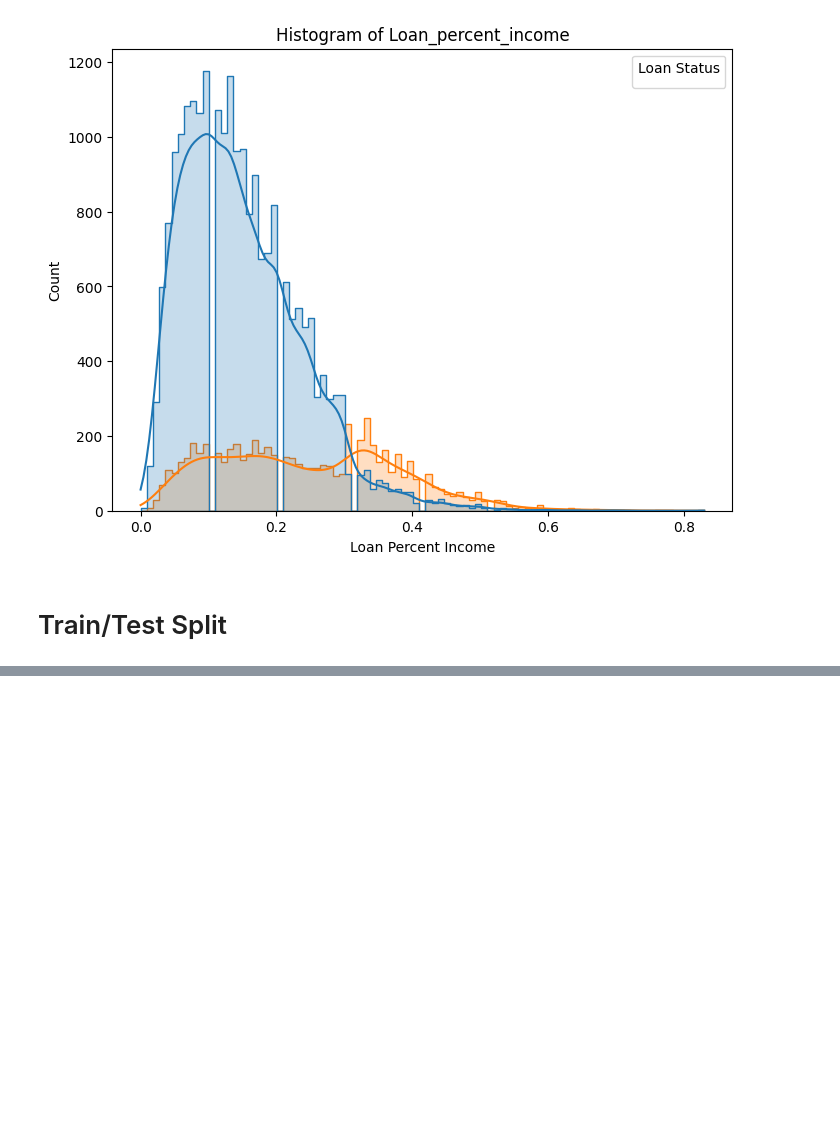
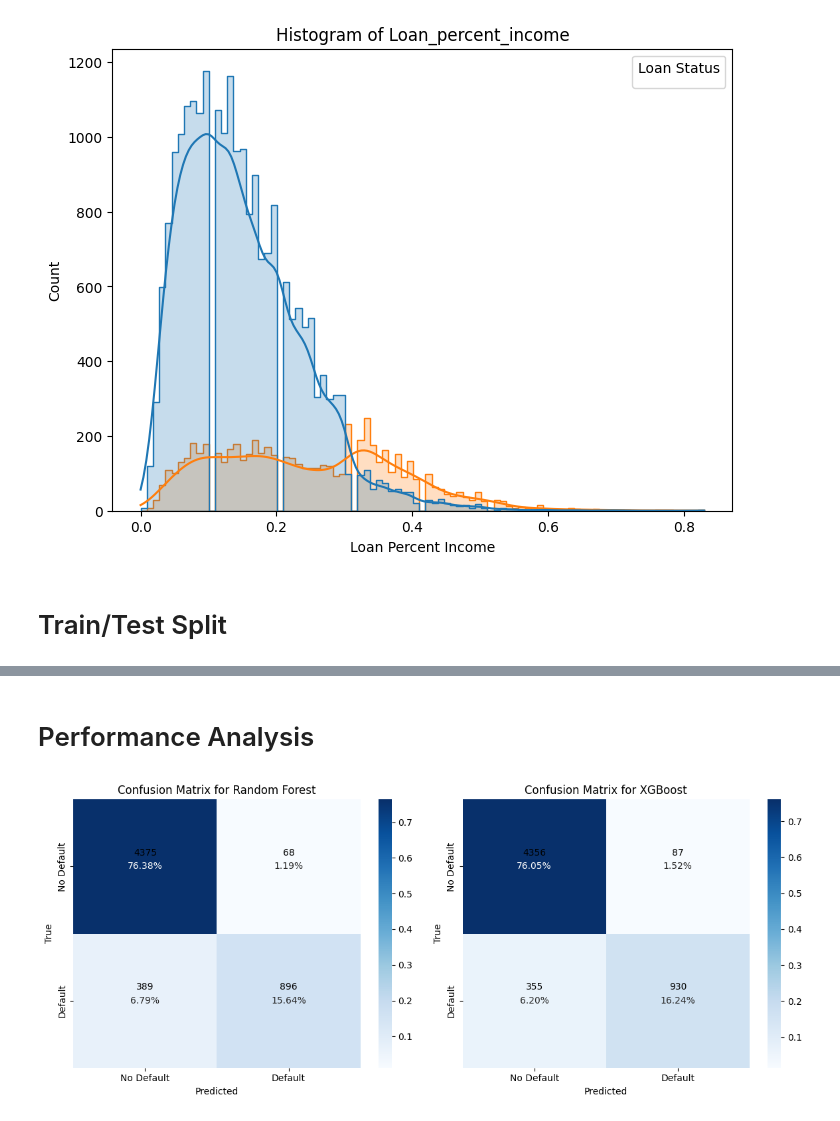
Before and after one commit to Johnshmdt/Credit-Risk-Model, a Jupyter notebook: risk_prediction-prescriptive_analytics.ipynb, the cells around one changed output, grey strips where cells are left out. Drawn from its saved outputs; the diff is of its cells as text; code cells hidden in the pictures; blank space fills up the shorter version.

```diff
--- a/risk_prediction-prescriptive_analytics.ipynb
+++ b/risk_prediction-prescriptive_analytics.ipynb
@@ -190,0 +370,37 @@ y_test shape: (5728,)
+# %%
+# 2) XG Boost
+xgboost_y_test_predict = cross_val_predict(xgboost_model, X_test, y_test, cv=kfold)
+
+print('XGBoost accuracy is %2.2f' % accuracy_score(y_test,xgboost_y_test_predict))
+# %% [markdown]
+# Performance Analysis
+# %%
+confusion_matrices = []
+
+confusion_matrices.append(confusion_matrix(y_test, random_forest_y_test_predict))
+confusion_matrices.append(confusion_matrix(y_test, xgboost_y_test_predict))
+
+total_observations = len(y_test)
+percentages = [confusion / total_observations for confusion in confusion_matrices]
+
+
+
+# Plot confusion matrices in a heatmap
+fig, axes = plt.subplots(1, 2, figsize=(12, 5))
+class_labels = ['No Default', 'Default']
+model_names = ['Random Forest', 'XGBoost']
+
+
+for i, ax in enumerate(axes):
+    ax.set_title('Confusion Matrix for {}'.format(model_names[i]))
+    sns.heatmap(percentages[i], annot=True, fmt='.2%', cmap='Blues', xticklabels=class_labels, yticklabels=class_labels, ax=ax)
+    for j in range(2):
+        for k in range(2):
+            ax.text(k + 0.5, j + 0.42, confusion_matrices[i][j, k], fontsize=10, color='black', ha='center')
+    ax.set_xlabel('Predicted')
+    ax.set_ylabel('True')
+
+plt.tight_layout()
+plt.show()
+# %% [output]
+[figure, added]
```
Also changed, not shown: parts of 28 cells of this notebook.
